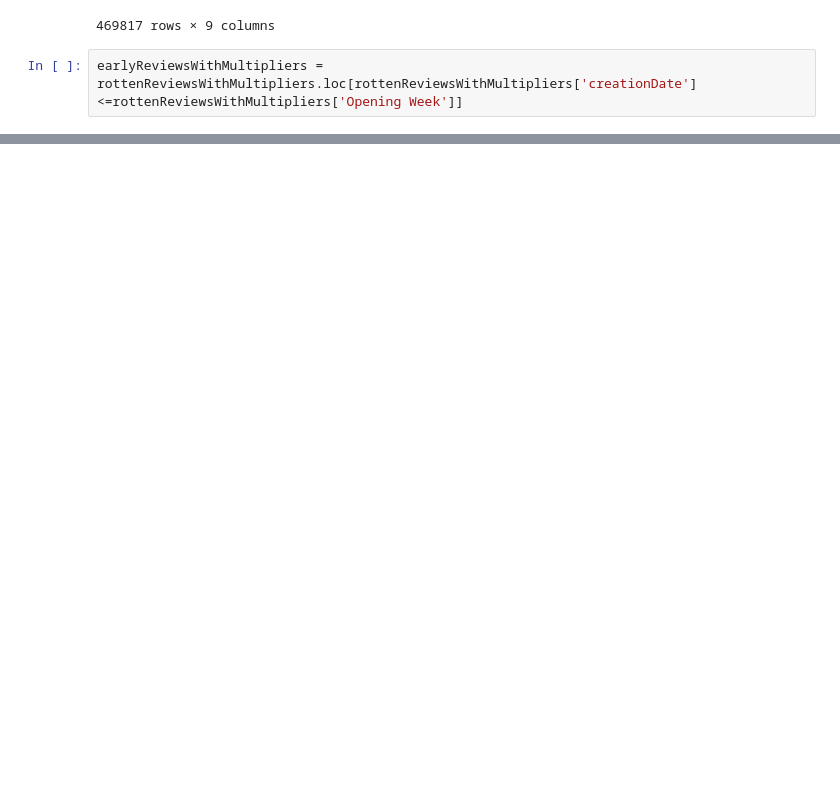
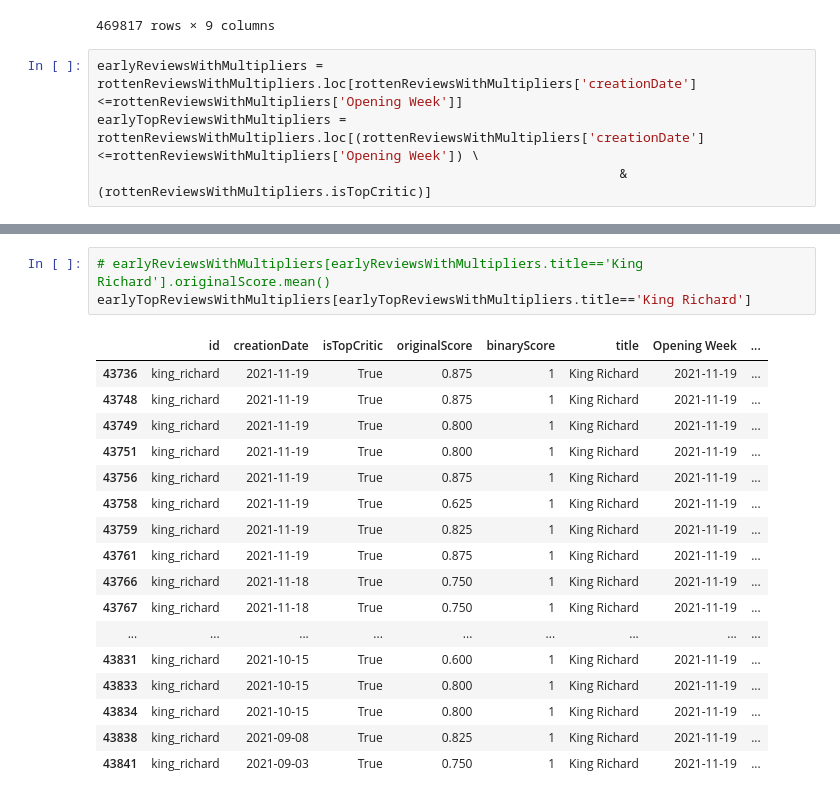
Before and after one commit to wampler77/ReelMetrics, a Jupyter notebook: IntegratingReviewsAndBoxOffice.ipynb, the cells around one changed output, grey strips where cells are left out. Saved outputs shown, nothing was run; the diff lists cells and outputs as text; blank space fills up the shorter version.

Commit message:
Grouping scores by title

```diff
--- a/IntegratingReviewsAndBoxOffice.ipynb
+++ b/IntegratingReviewsAndBoxOffice.ipynb
@@ -94,3 +94,5 @@ rottenReviewsWithMultipliers
 469817 rows × 9 columns
 # %%
 earlyReviewsWithMultipliers = rottenReviewsWithMultipliers.loc[rottenReviewsWithMultipliers['creationDate']<=rottenReviewsWithMultipliers['Opening Week']]
+earlyTopReviewsWithMultipliers = rottenReviewsWithMultipliers.loc[(rottenReviewsWithMultipliers['creationDate']<=rottenReviewsWithMultipliers['Opening Week']) \
+                                                                   & (rottenReviewsWithMultipliers.isTopCritic)]
@@ -97 +119,22 @@ earlyReviewsWithMultipliers = rottenReviewsWithMultipliers.loc[rottenReviewsWith
+# %%
+# earlyReviewsWithMultipliers[earlyReviewsWithMultipliers.title=='King Richard'].originalScore.mean()
+earlyTopReviewsWithMultipliers[earlyTopReviewsWithMultipliers.title=='King Richard']
+# %% [output]
+|  | id | creationDate | isTopCritic | originalScore | binaryScore | title | Opening Week | ... |
+| 43736 | king_richard | 2021-11-19 | True | 0.875 | 1 | King Richard | 2021-11-19 | ... |
+| 43748 | king_richard | 2021-11-19 | True | 0.875 | 1 | King Richard | 2021-11-19 | ... |
+| 43749 | king_richard | 2021-11-19 | True | 0.800 | 1 | King Richard | 2021-11-19 | ... |
+| 43751 | king_richard | 2021-11-19 | True | 0.800 | 1 | King Richard | 2021-11-19 | ... |
+| 43756 | king_richard | 2021-11-19 | True | 0.875 | 1 | King Richard | 2021-11-19 | ... |
+| 43758 | king_richard | 2021-11-19 | True | 0.625 | 1 | King Richard | 2021-11-19 | ... |
+| 43759 | king_richard | 2021-11-19 | True | 0.825 | 1 | King Richard | 2021-11-19 | ... |
+| 43761 | king_richard | 2021-11-19 | True | 0.875 | 1 | King Richard | 2021-11-19 | ... |
+| 43766 | king_richard | 2021-11-18 | True | 0.750 | 1 | King Richard | 2021-11-19 | ... |
+| 43767 | king_richard | 2021-11-18 | True | 0.750 | 1 | King Richard | 2021-11-19 | ... |
+| ... | ... | ... | ... | ... | ... | ... | ... | ... |
+| 43831 | king_richard | 2021-10-15 | True | 0.600 | 1 | King Richard | 2021-11-19 | ... |
+| 43833 | king_richard | 2021-10-15 | True | 0.800 | 1 | King Richard | 2021-11-19 | ... |
+| 43834 | king_richard | 2021-10-15 | True | 0.800 | 1 | King Richard | 2021-11-19 | ... |
+| 43838 | king_richard | 2021-09-08 | True | 0.825 | 1 | King Richard | 2021-11-19 | ... |
+| 43841 | king_richard | 2021-09-03 | True | 0.750 | 1 | King Richard | 2021-11-19 | ... |
 # %%
```
Also changed, not shown: parts of 3 cells of this notebook.
